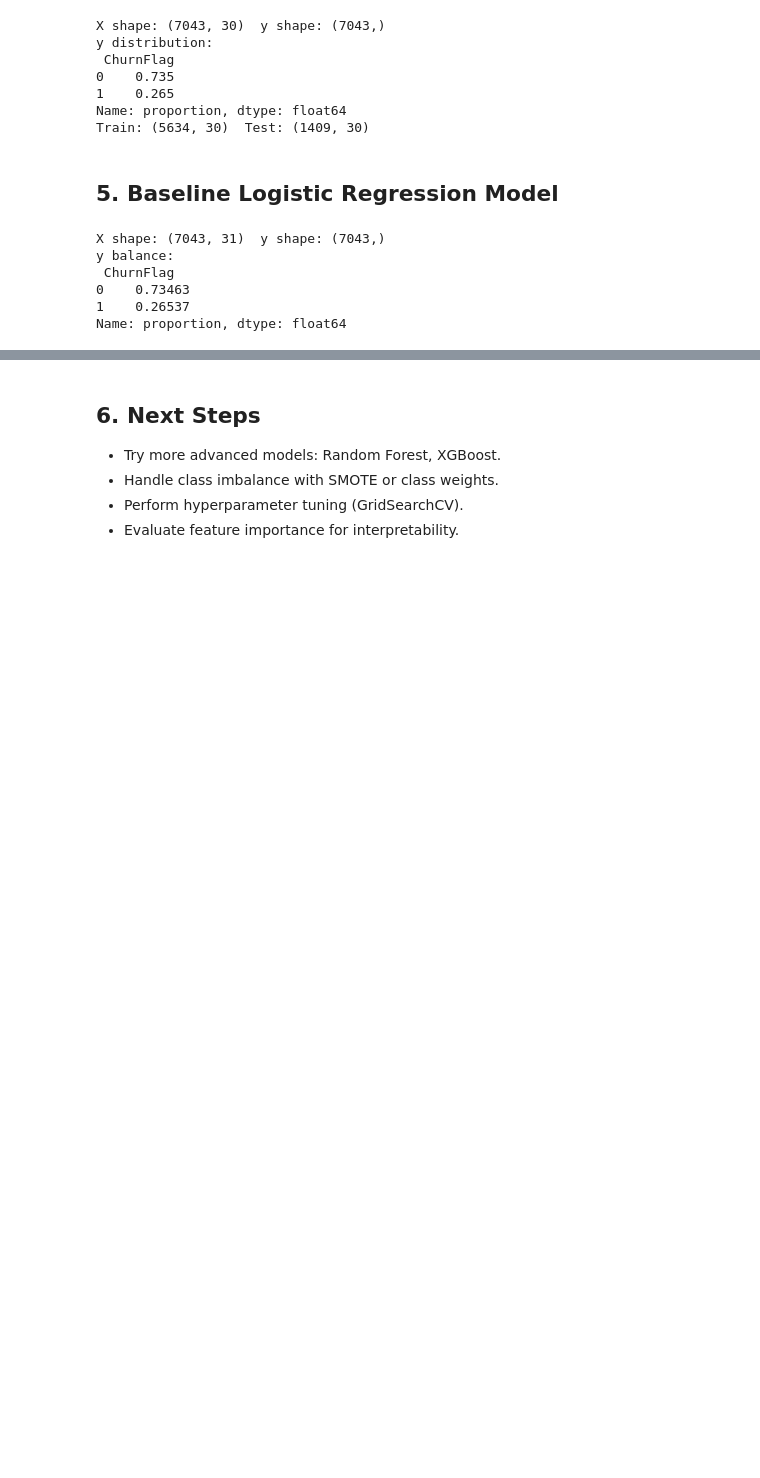
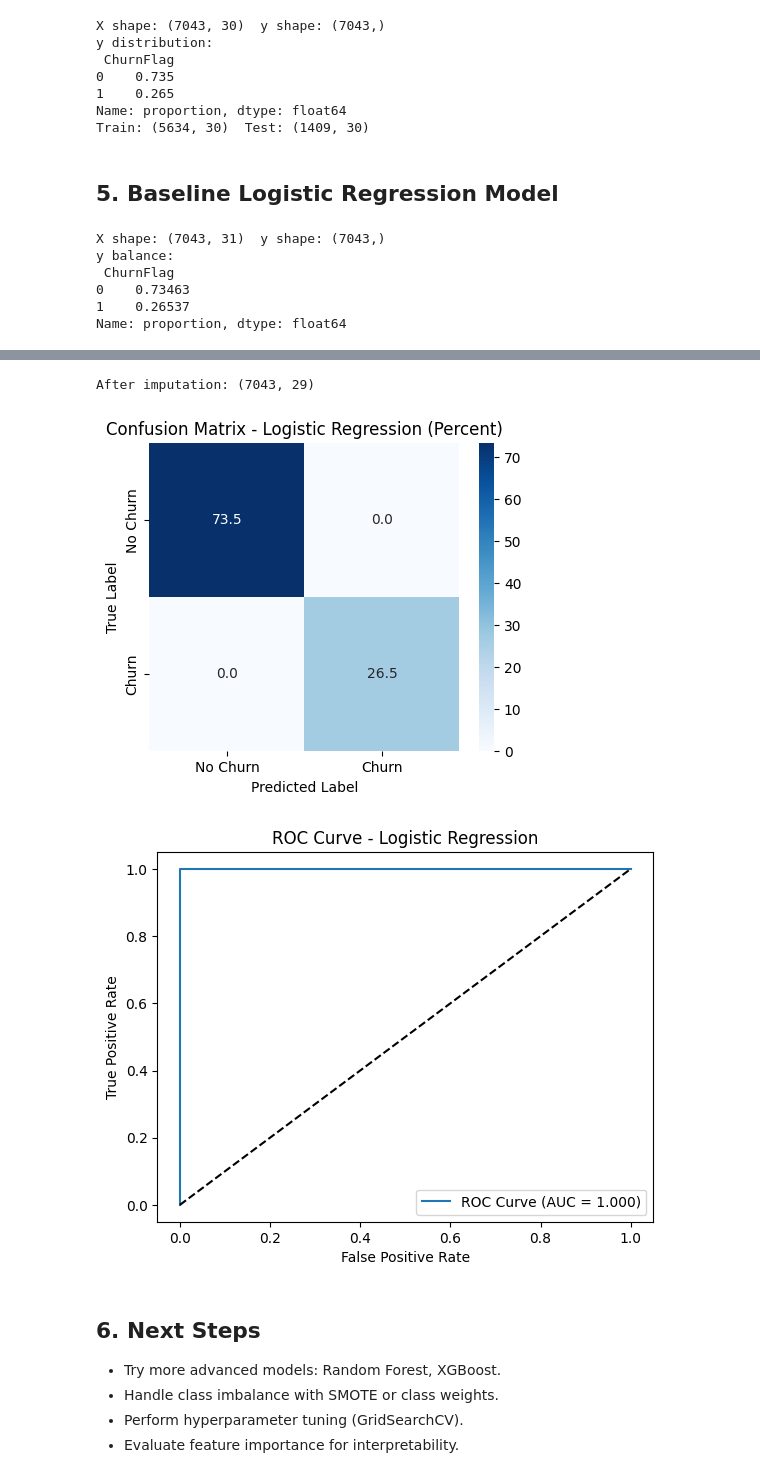
Before and after one commit to jporte111/Jack-Porters-Customer-Churn-Project, a Jupyter notebook: churn_prediction_week2.ipynb, the cells around one changed output, grey strips where cells are left out. Cells and saved outputs as stored; diff of their text form; code cells hidden in the pictures; blank space fills up the shorter version.

Commit message:
Done with Baseline

```diff
--- a/churn_prediction_week2.ipynb
+++ b/churn_prediction_week2.ipynb
@@ -253,3 +284,76 @@ Name: proportion, dtype: float64
+# %%
+X = X.drop(columns=null_cols)
+imputer = SimpleImputer(strategy='median')
+X_imputed = pd.DataFrame(imputer.fit_transform(X), columns=X.columns, index=X.index)
+# %%
+print("After imputation:", X_imputed.shape)
+# %% [output]
+After imputation: (7043, 29)
+# %%
+# Drop columns that are entirely NaN
+X = X.dropna(axis=1, how='all')
+
+# Convert bools → ints
+X = X.astype({col: int for col in X.select_dtypes('bool').columns})
+
+# Median impute
+imputer = SimpleImputer(strategy='median')
+X_imputed = pd.DataFrame(imputer.fit_transform(X), columns=X.columns, index=X.index)
+# %%
+# BASELINE LOGISTIC REGRESSION MODEL
+
+from sklearn.model_selection import train_test_split
+from sklearn.preprocessing import StandardScaler
+from sklearn.linear_model import LogisticRegression
+from sklearn.metrics import classification_report, confusion_matrix, roc_auc_score, roc_curve
+import matplotlib.pyplot as plt
+import seaborn as sns
+
+# Split data
+X_train, X_test, y_train, y_test = train_test_split(
+    X, y, test_size=0.2, random_state=42, stratify=y
+)
+
+# Scale numerical features
+scaler = StandardScaler()
+X_train_scaled = scaler.fit_transform(X_train)
+X_test_scaled = scaler.transform(X_test)
+
+# Train logistic regression model
+log_reg = LogisticRegression(max_iter=1000, class_weight='balanced', solver='liblinear')
+log_reg.fit(X_train_scaled, y_train)
+
+# Predictions
+y_pred = log_reg.predict(X_test_scaled)
+y_prob = log_reg.predict_proba(X_test_scaled)[:, 1]
+
+# Confusion Matrix
+cm = confusion_matrix(y_test, y_pred)
+cm_percent = cm / cm.sum() * 100  # Convert to percentage of total
+
+plt.figure(figsize=(5, 4))
+sns.heatmap(cm_percent, annot=True, fmt=".1f", cmap="Blues",
+            xticklabels=["No Churn", "Churn"],
+            yticklabels=["No Churn", "Churn"])
+
+plt.title("Confusion Matrix - Logistic Regression (Percent)")
+plt.xlabel("Predicted Label")
+plt.ylabel("True Label")
+plt.show()
+
+
+# ROC Curve
+fpr, tpr, _ = roc_curve(y_test, y_prob)
+plt.plot(fpr, tpr, label=f"ROC Curve (AUC = {roc_auc:.3f})")
+plt.plot([0,1],[0,1],'k--')
+plt.xlabel("False Positive Rate")
+plt.ylabel("True Positive Rate")
+plt.title("ROC Curve - Logistic Regression")
+plt.legend()
+plt.show()
+# %% [output]
+[figure, added]
+[figure, added]
 # %% [markdown]
 ## 6. Next Steps
 - Try more advanced models: Random Forest, XGBoost.
```
Also changed, not shown: parts of 2 cells of this notebook.
